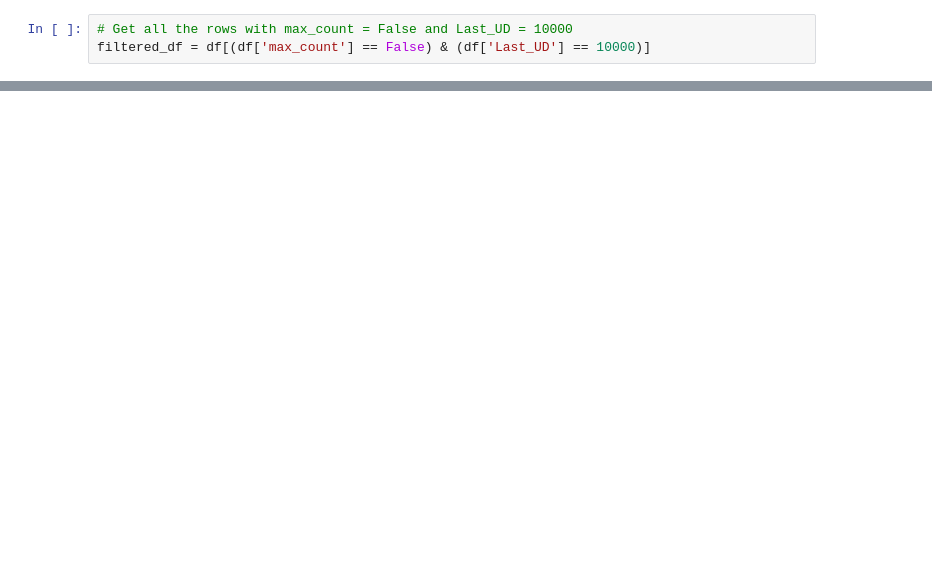
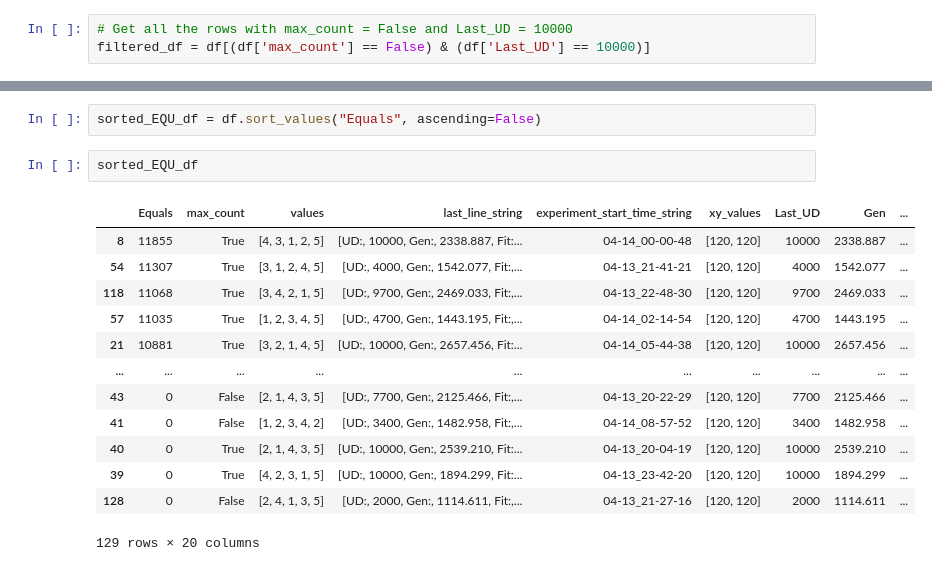
Before and after one commit to alzh9000/avida, a Jupyter notebook: cbuild_changed/work/results_plots.ipynb, the cells around one changed output, grey strips where cells are left out. Saved outputs shown, nothing was run; the diff lists cells and outputs as text; blank space fills up the shorter version.

```diff
--- a/cbuild_changed/work/results_plots.ipynb
+++ b/cbuild_changed/work/results_plots.ipynb
@@ -224,0 +229,18 @@ filtered_df
+# %%
+sorted_EQU_df = df.sort_values("Equals", ascending=False)
+# %%
+sorted_EQU_df
+# %% [output]
+|  | Equals | max_count | values | last_line_string | experiment_start_time_string | xy_values | Last_UD | Gen | ... |
+| 8 | 11855 | True | [4, 3, 1, 2, 5] | [UD:, 10000, Gen:, 2338.887, Fit:... | 04-14_00-00-48 | [120, 120] | 10000 | 2338.887 | ... |
+| 54 | 11307 | True | [3, 1, 2, 4, 5] | [UD:, 4000, Gen:, 1542.077, Fit:,... | 04-13_21-41-21 | [120, 120] | 4000 | 1542.077 | ... |
+| 118 | 11068 | True | [3, 4, 2, 1, 5] | [UD:, 9700, Gen:, 2469.033, Fit:,... | 04-13_22-48-30 | [120, 120] | 9700 | 2469.033 | ... |
+| 57 | 11035 | True | [1, 2, 3, 4, 5] | [UD:, 4700, Gen:, 1443.195, Fit:,... | 04-14_02-14-54 | [120, 120] | 4700 | 1443.195 | ... |
+| 21 | 10881 | True | [3, 2, 1, 4, 5] | [UD:, 10000, Gen:, 2657.456, Fit:... | 04-14_05-44-38 | [120, 120] | 10000 | 2657.456 | ... |
+| ... | ... | ... | ... | ... | ... | ... | ... | ... | ... |
+| 43 | 0 | False | [2, 1, 4, 3, 5] | [UD:, 7700, Gen:, 2125.466, Fit:,... | 04-13_20-22-29 | [120, 120] | 7700 | 2125.466 | ... |
+| 41 | 0 | False | [1, 2, 3, 4, 2] | [UD:, 3400, Gen:, 1482.958, Fit:,... | 04-14_08-57-52 | [120, 120] | 3400 | 1482.958 | ... |
+| 40 | 0 | True | [2, 1, 4, 3, 5] | [UD:, 10000, Gen:, 2539.210, Fit:... | 04-13_20-04-19 | [120, 120] | 10000 | 2539.210 | ... |
+| 39 | 0 | True | [4, 2, 3, 1, 5] | [UD:, 10000, Gen:, 1894.299, Fit:... | 04-13_23-42-20 | [120, 120] | 10000 | 1894.299 | ... |
+| 128 | 0 | False | [2, 4, 1, 3, 5] | [UD:, 2000, Gen:, 1114.611, Fit:,... | 04-13_21-27-16 | [120, 120] | 2000 | 1114.611 | ... |
+129 rows × 20 columns
```
Also changed, not shown: parts of 11 cells of this notebook, 25 other files.
